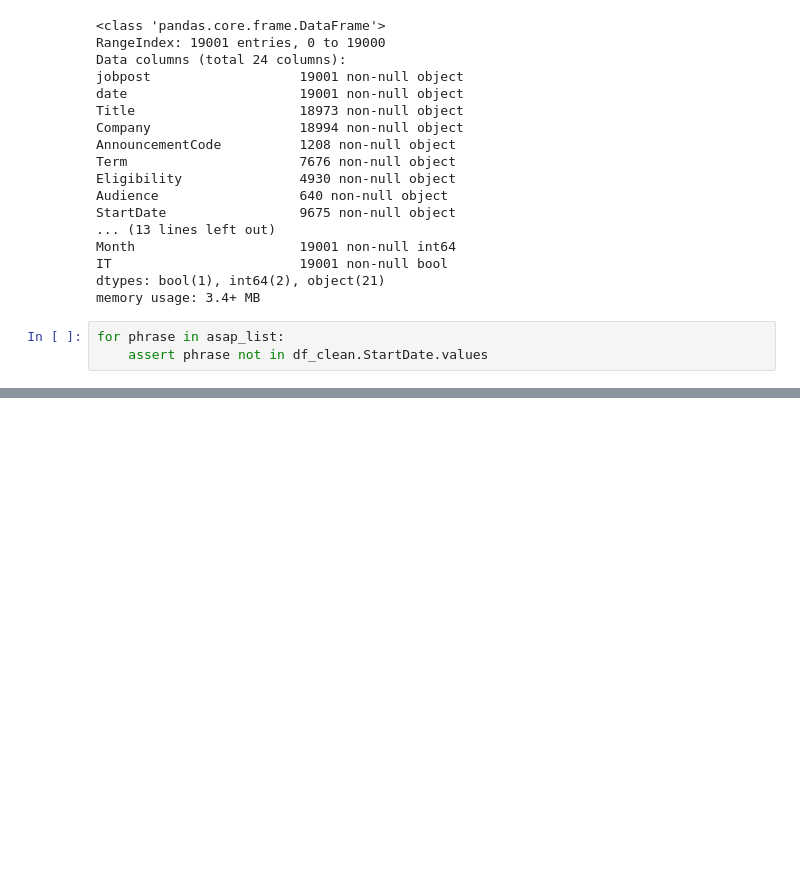
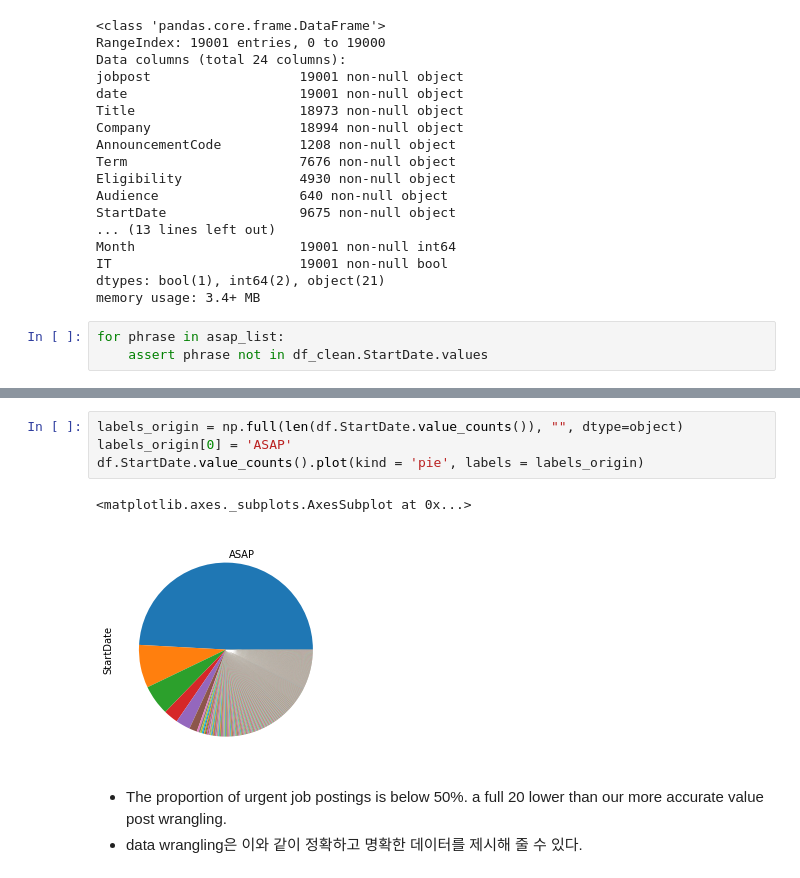
Before and after one commit to alto516/Data-wrangling, a Jupyter notebook: data-wrangling.ipynb, the cells around one changed output, grey strips where cells are left out. Drawn from its saved outputs; the diff is of its cells as text; blank space fills up the shorter version.

```diff
--- a/data-wrangling.ipynb
+++ b/data-wrangling.ipynb
@@ -190,0 +234,10 @@ for phrase in asap_list:
+# %%
+labels_origin = np.full(len(df.StartDate.value_counts()), "", dtype=object)
+labels_origin[0] = 'ASAP'
+df.StartDate.value_counts().plot(kind = 'pie', labels = labels_origin)
+# %% [output]
+<matplotlib.axes._subplots.AxesSubplot at 0x...>
+[figure, added]
+# %% [markdown]
+- The proportion of urgent job postings is below 50%. a full 20 lower than our more accurate value post wrangling.
+- data wrangling은 이와 같이 정확하고 명확한 데이터를 제시해 줄 수 있다.
```
Also changed, not shown: parts of 11 cells of this notebook.
